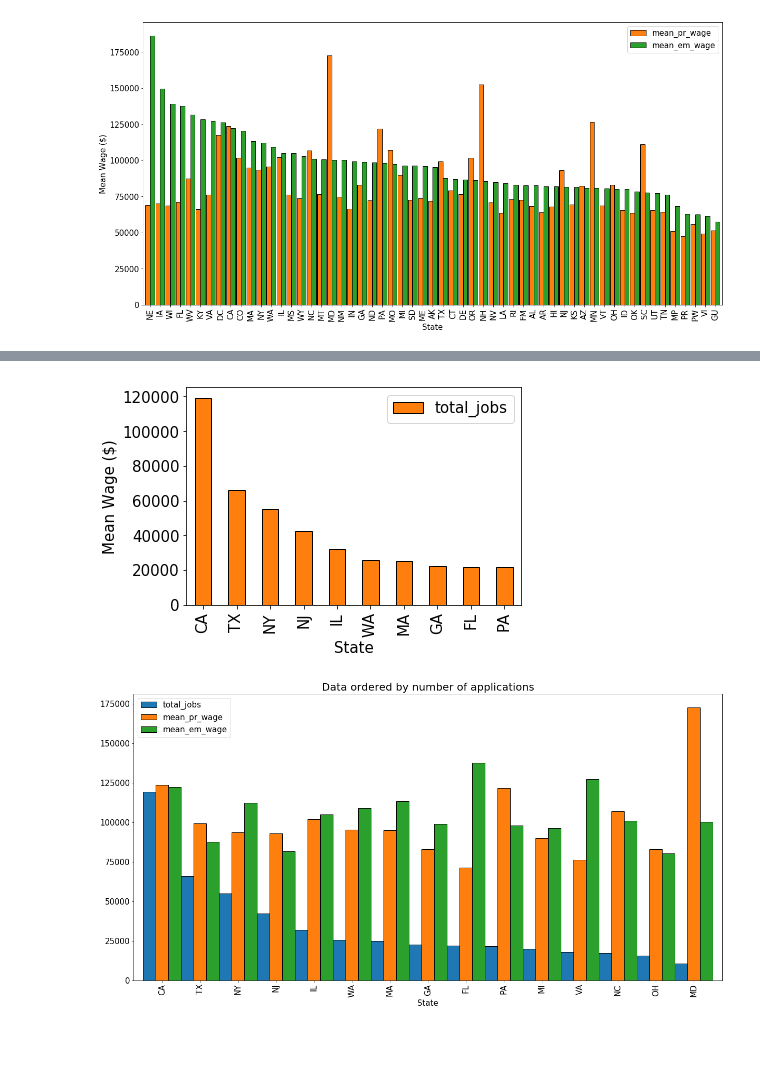
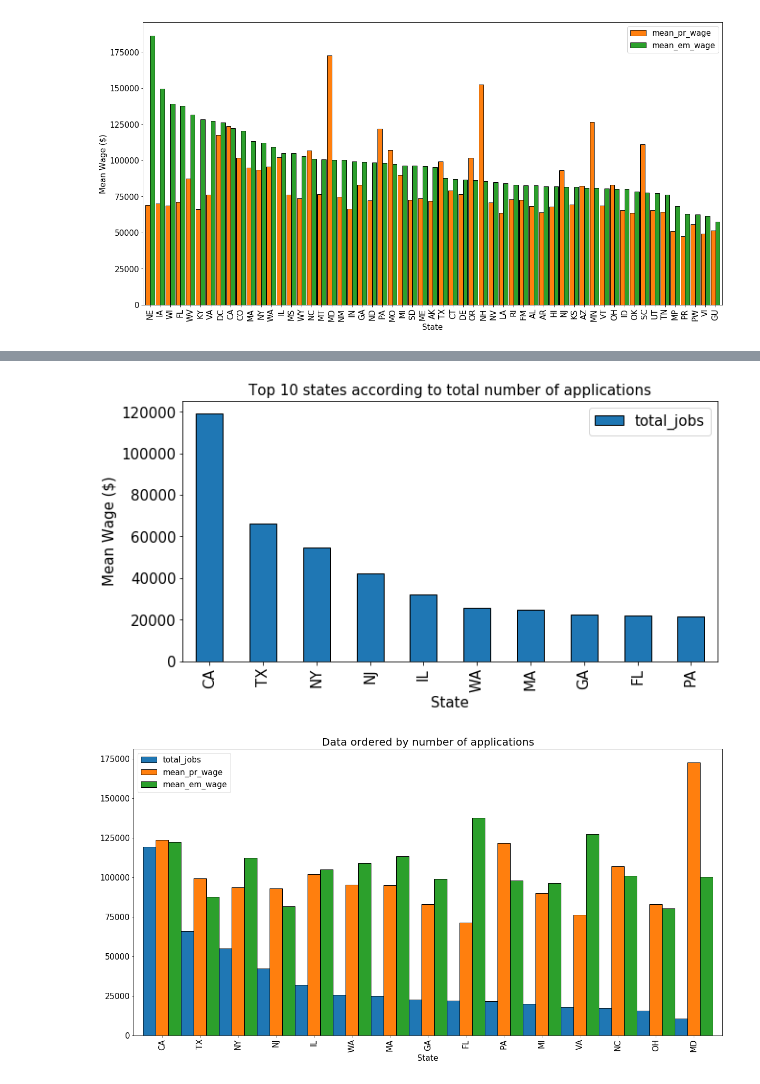
Before and after one commit to pdagger/Springboard_Data_Science, a Jupyter notebook: Capstone_Project_1/Data_visualization.ipynb, the cells around one changed output, grey strips where cells are left out. Cells and saved outputs as stored; diff of their text form; code cells hidden in the pictures; blank space fills up the shorter version.

```diff
--- a/Capstone_Project_1/Data_visualization.ipynb
+++ b/Capstone_Project_1/Data_visualization.ipynb
@@ -227,14 +238,15 @@ plt.show()
 # %%
 state_jobs_count = state_jobs_count.sort_values(by='total_jobs', ascending = False)
-state_jobs_count.head(10).plot.bar(edgecolor='k', color=['C1', 'C2'])
+state_jobs_count.head(10).plot.bar(edgecolor='k', figsize=(10,5), color=['C0'])
 plt.xticks(size=15)
 plt.xlabel("State", size=15)
 plt.yticks(size=15)
 plt.ylabel("Mean Wage ($)", size=15)
+plt.title("Top 10 states according to total number of applications", size=15)
 plt.legend(fontsize=15)
 plt.show()
 # %% [output]
-[figure, old version]
+[figure, new version]
 # %%
 summary_jobs.sort_values(by='total_jobs', ascending = False).head(15).plot.bar(width=1, figsize=(20,10), edgecolor='k')
 plt.xticks(size=15)
```
Also changed, not shown: parts of 3 cells of this notebook.
